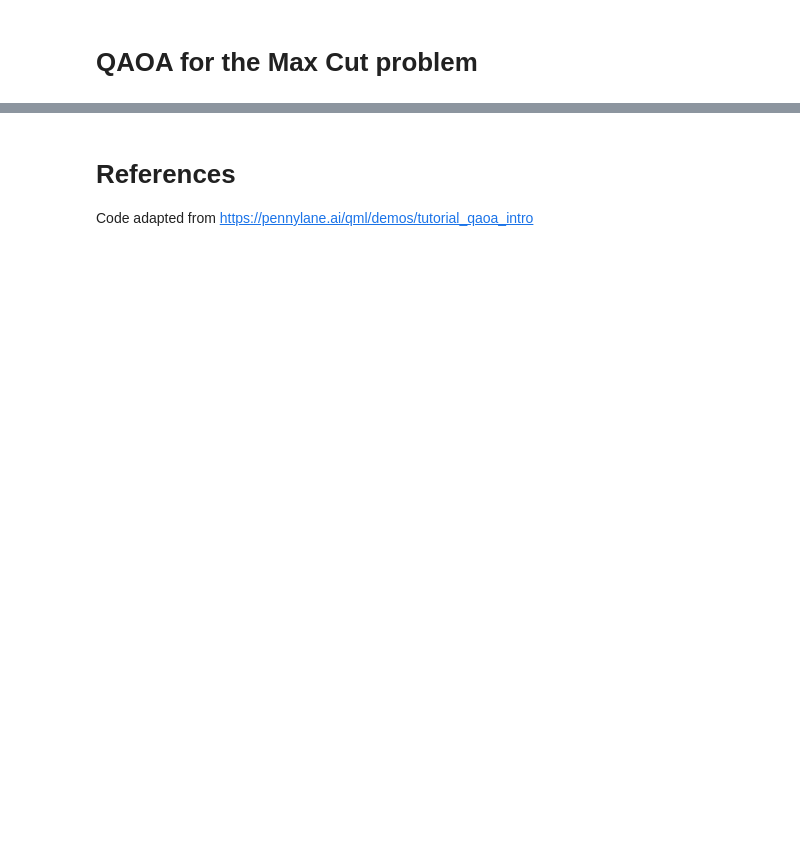
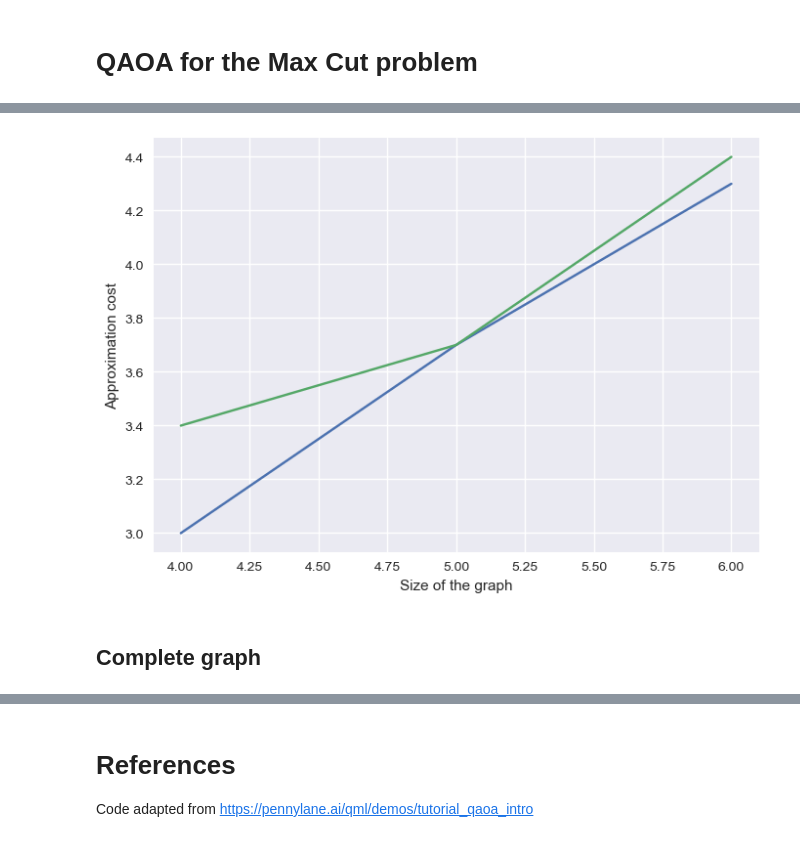
Before and after one commit to wasanahere/qcomp, a Jupyter notebook: qaoa-maxcut.ipynb, the cells around one changed output, grey strips where cells are left out. Saved outputs shown, nothing was run; the diff lists cells and outputs as text; code cells hidden in the pictures; blank space fills up the shorter version.

```diff
--- a/qaoa-maxcut.ipynb
+++ b/qaoa-maxcut.ipynb
@@ -90,0 +163,6 @@ print([0.5] * 5)
+# %%
+cycle_graphs.results()
+# %% [output]
+[figure, added]
+# %% [markdown]
+## Complete graph
```
Also changed, not shown: parts of 48 cells of this notebook, 1 other file.
